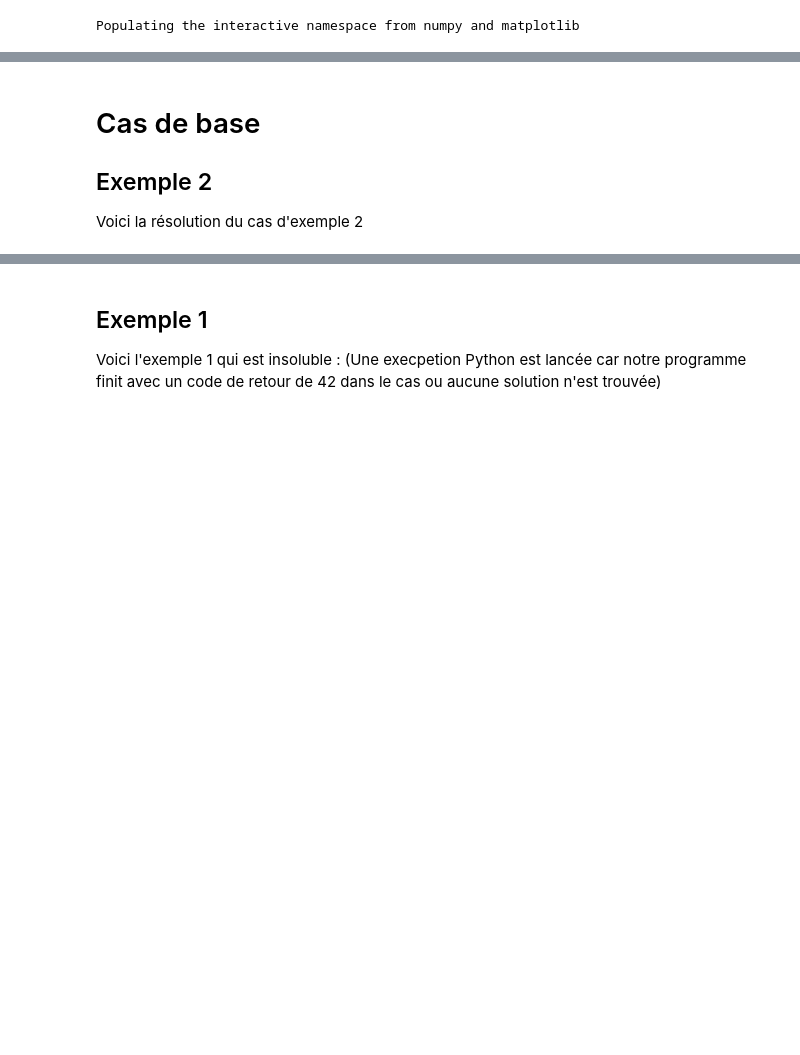
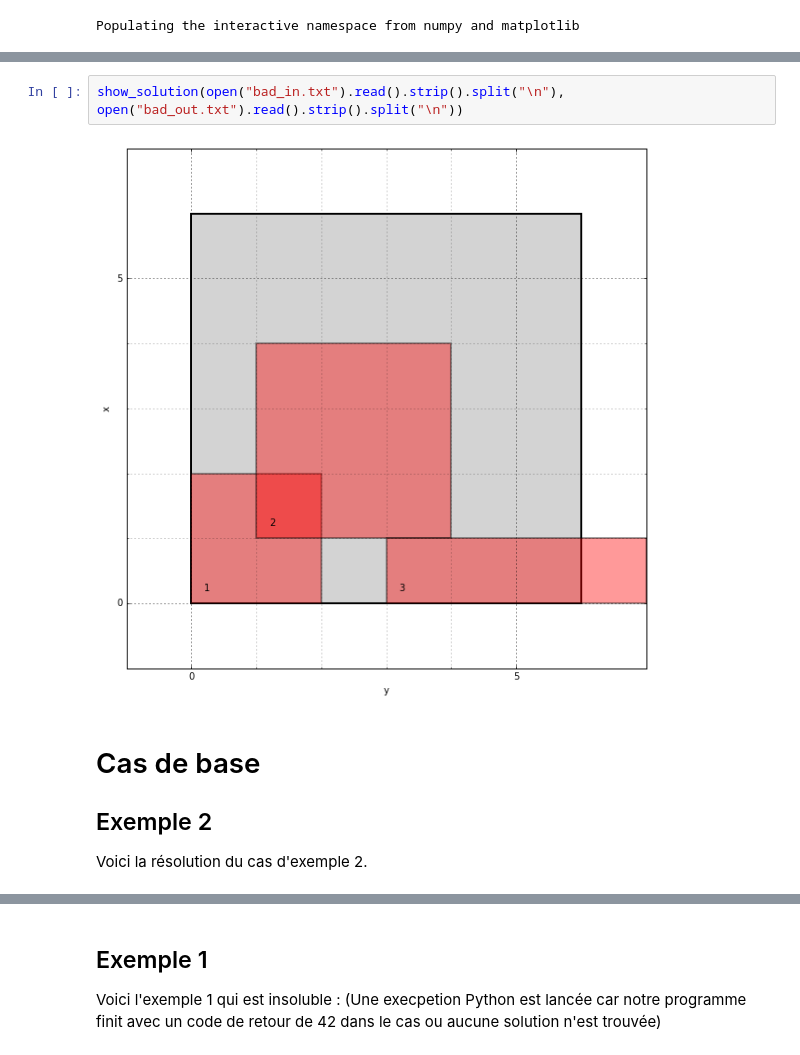
Before and after one commit to C4ptainCrunch/info-f-302, a Jupyter notebook: src/py/results.ipynb, the cells around one changed output, grey strips where cells are left out. Saved outputs shown, nothing was run; the diff lists cells and outputs as text; blank space fills up the shorter version.

```diff
--- a/src/py/results.ipynb
+++ b/src/py/results.ipynb
@@ -9,8 +28,12 @@ Populating the interactive namespace from numpy and matplotlib
+# %%
+show_solution(open("bad_in.txt").read().strip().split("\n"), open("bad_out.txt").read().strip().split("\n"))
+# %% [output]
+[figure, added]
 # %% [markdown]
 # Cas de base
 
 ## Exemple 2
-Voici la résolution du cas d'exemple 2
+Voici la résolution du cas d'exemple 2.
 # %%
 %%time
 show_solution(*call("../data/datas", "-2"))
```
Also changed, not shown: parts of 15 cells of this notebook, 2 other files.
